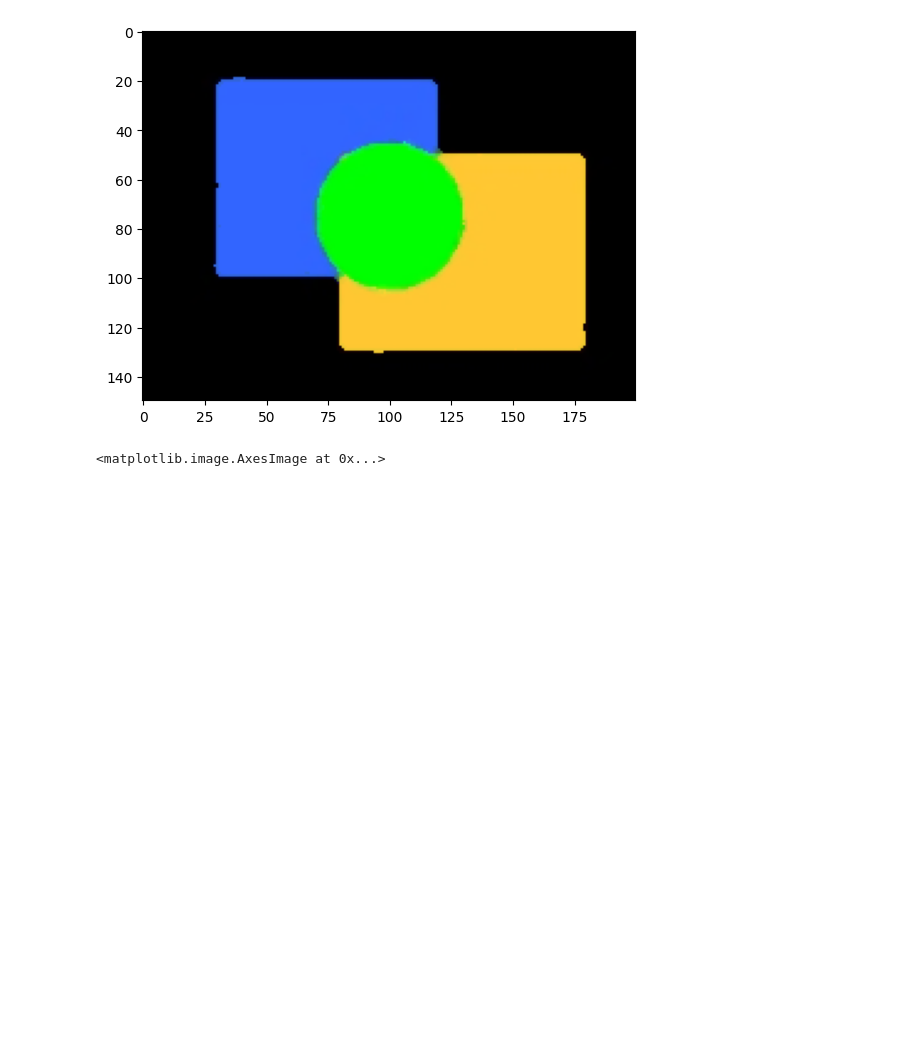
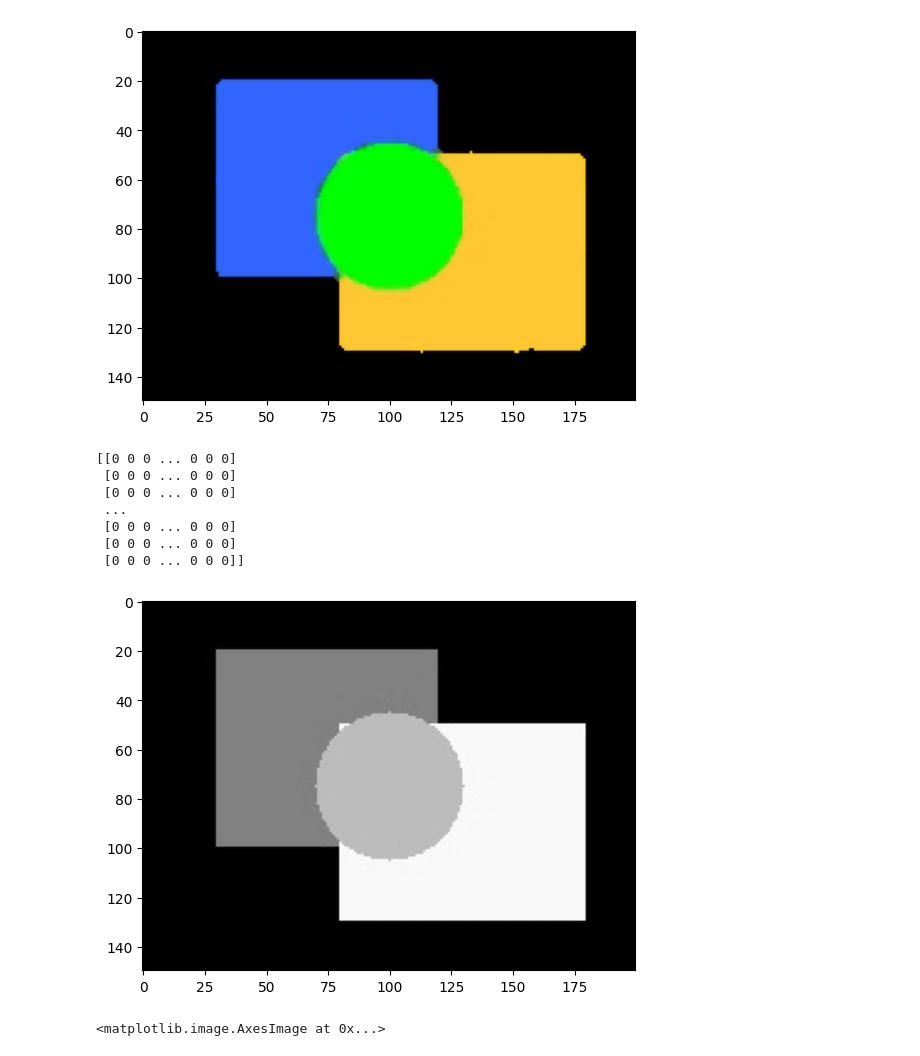
Before and after one commit to tharhtet-deepfaro/Practical-ML-by-WAI, a Jupyter notebook: 4_image_processing_techniques/basic_img_filtering.ipynb, the cells around one changed output. Drawn from its saved outputs; the diff is of its cells as text; code cells hidden in the pictures; blank space fills up the shorter version.

```diff
--- a/4_image_processing_techniques/basic_img_filtering.ipynb
+++ b/4_image_processing_techniques/basic_img_filtering.ipynb
@@ -53,6 +78,18 @@ plt.imshow(median_blurred)
 # %% [output]
 <matplotlib.image.AxesImage at 0x...>
 [figure]
+# %%
+plt.imshow(img_gray, cmap='gray')
+print(img_gray)
+# %% [output]
+[[0 0 0 ... 0 0 0]
+ [0 0 0 ... 0 0 0]
+ [0 0 0 ... 0 0 0]
+ ...
+ [0 0 0 ... 0 0 0]
+ [0 0 0 ... 0 0 0]
+ [0 0 0 ... 0 0 0]]
+[figure, added]
 # %%
 
 threshold1  = 100
```
Also changed, not shown: parts of 5 cells of this notebook, 12 other files.
